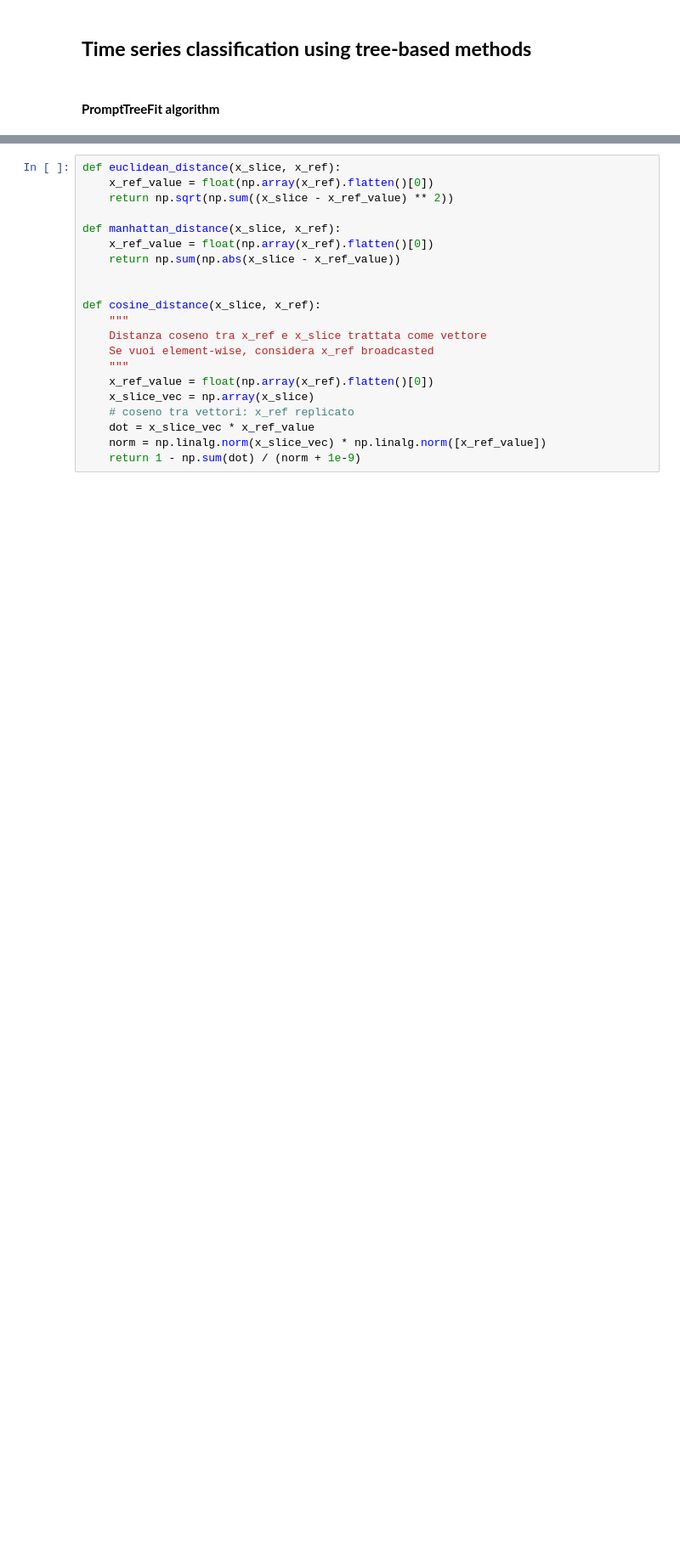
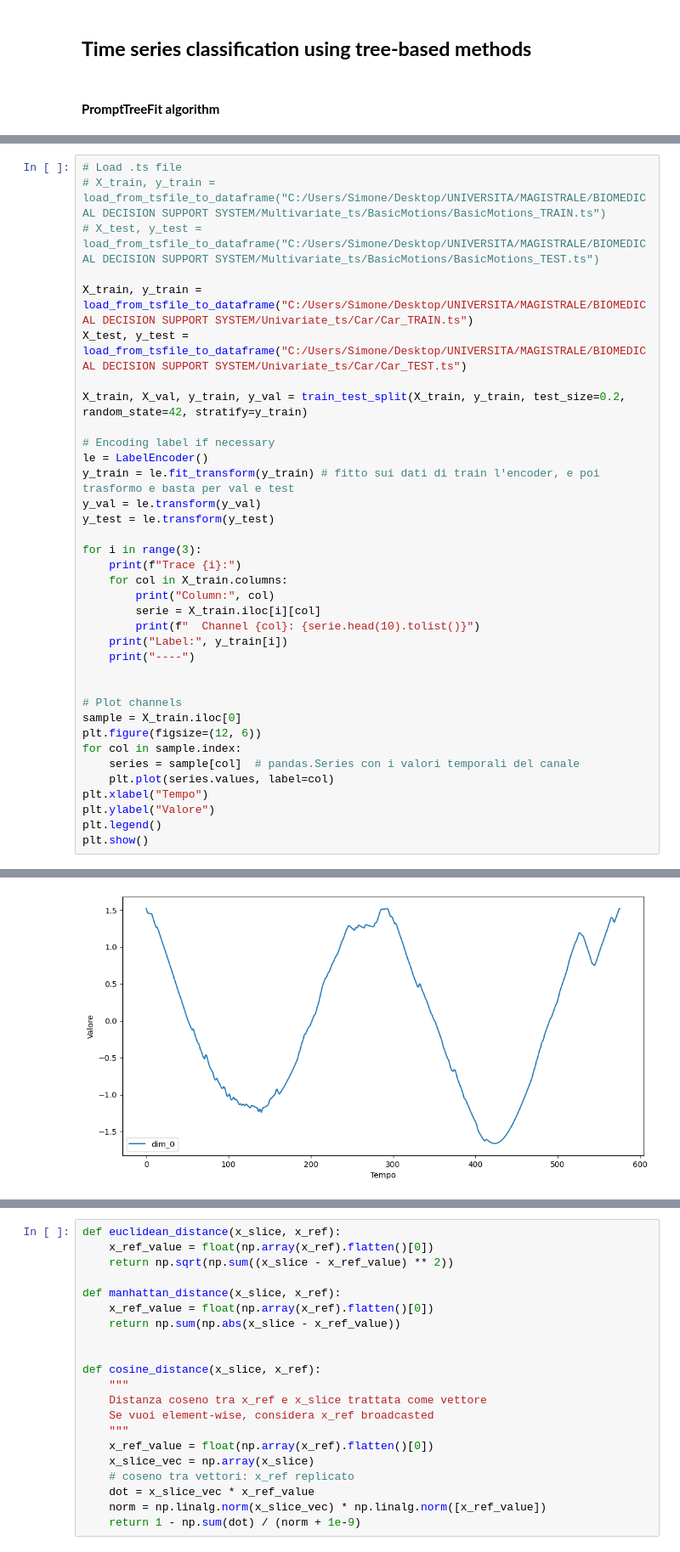
Before and after one commit to trueilorp/Biomedical-decision-support-system, a Jupyter notebook: Assignments/3/Time_series_classification.ipynb, the cells around one changed output, grey strips where cells are left out. Shown: that part at 85% size. Saved outputs shown, nothing was run; the diff lists cells and outputs as text; blank space fills up the shorter version.

```diff
--- a/Assignments/3/Time_series_classification.ipynb
+++ b/Assignments/3/Time_series_classification.ipynb
@@ -11,0 +15,37 @@ from sklearn.preprocessing import LabelEncoder
+# %%
+# Load .ts file
+# X_train, y_train = load_from_tsfile_to_dataframe("C:/Users/Simone/Desktop/UNIVERSITA/MAGISTRALE/BIOMEDICAL DECISION SUPPORT SYSTEM/Multivariate_ts/BasicMotions/BasicMotions_TRAIN.ts")
+# X_test, y_test = load_from_tsfile_to_dataframe("C:/Users/Simone/Desktop/UNIVERSITA/MAGISTRALE/BIOMEDICAL DECISION SUPPORT SYSTEM/Multivariate_ts/BasicMotions/BasicMotions_TEST.ts")
+
+X_train, y_train = load_from_tsfile_to_dataframe("C:/Users/Simone/Desktop/UNIVERSITA/MAGISTRALE/BIOMEDICAL DECISION SUPPORT SYSTEM/Univariate_ts/Car/Car_TRAIN.ts")
+X_test, y_test = load_from_tsfile_to_dataframe("C:/Users/Simone/Desktop/UNIVERSITA/MAGISTRALE/BIOMEDICAL DECISION SUPPORT SYSTEM/Univariate_ts/Car/Car_TEST.ts")
+
+X_train, X_val, y_train, y_val = train_test_split(X_train, y_train, test_size=0.2, random_state=42, stratify=y_train)
+
+# Encoding label if necessary
+le = LabelEncoder()
+y_train = le.fit_transform(y_train) # fitto sui dati di train l'encoder, e poi trasformo e basta per val e test
+y_val = le.transform(y_val)
+y_test = le.transform(y_test)
+
+for i in range(3):
+	print(f"Trace {i}:")
+	for col in X_train.columns:
+		print("Column:", col)
+		serie = X_train.iloc[i][col]
+		print(f"  Channel {col}: {serie.head(10).tolist()}")
+	print("Label:", y_train[i])
+	print("----")
+
+
+# Plot channels
+sample = X_train.iloc[0]
+plt.figure(figsize=(12, 6))
+for col in sample.index:
+	series = sample[col]  # pandas.Series con i valori temporali del canale
+	plt.plot(series.values, label=col)
+plt.xlabel("Tempo")
+plt.ylabel("Valore")
+plt.legend()
+plt.show()
+# %% [output]
@@ -11,0 +67 @@ from sklearn.preprocessing import LabelEncoder
+[figure, added]
```
Also changed, not shown: parts of 14 cells of this notebook, 1 other file.
